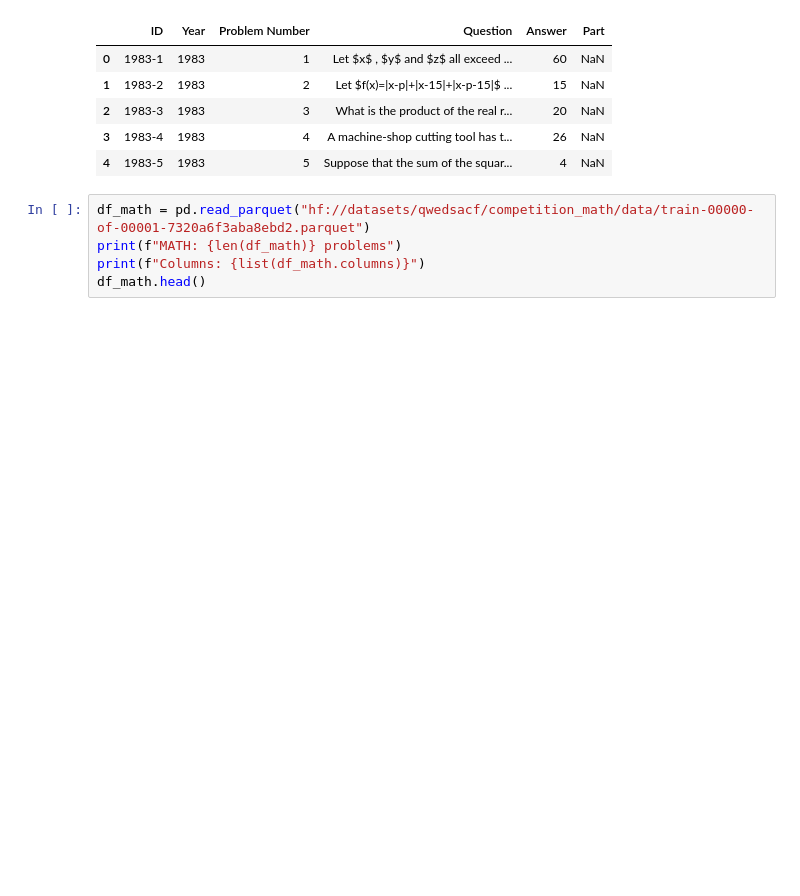
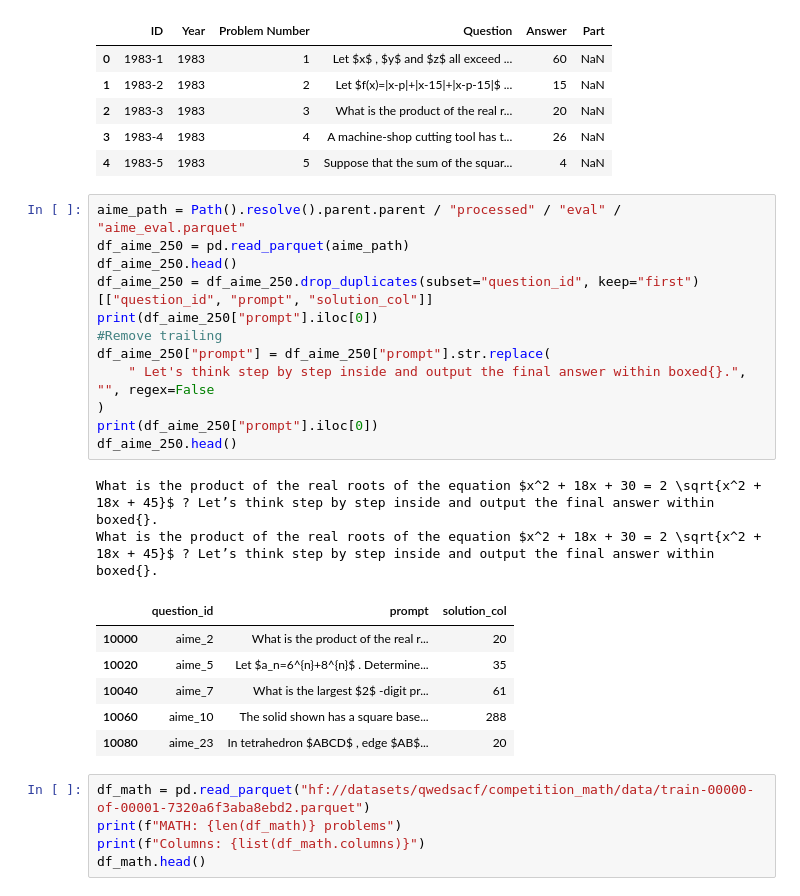
Before and after one commit to SebastianJitaru29/llm-think-too-much, a Jupyter notebook: data/processing/notebooks/data_extraction.ipynb, the cells around one changed output. Saved outputs shown, nothing was run; the diff lists cells and outputs as text; blank space fills up the shorter version.

```diff
--- a/data/processing/notebooks/data_extraction.ipynb
+++ b/data/processing/notebooks/data_extraction.ipynb
@@ -15,6 +16,27 @@ Columns: ['ID', 'Year', 'Problem Number', 'Question', 'Answer', 'Part']
 | 2 | 1983-3 | 1983 | 3 | What is the product of the real r... | 20 | NaN |
 | 3 | 1983-4 | 1983 | 4 | A machine-shop cutting tool has t... | 26 | NaN |
 | 4 | 1983-5 | 1983 | 5 | Suppose that the sum of the squar... | 4 | NaN |
+# %%
+aime_path = Path().resolve().parent.parent / "processed" / "eval" / "aime_eval.parquet"
+df_aime_250 = pd.read_parquet(aime_path)
+df_aime_250.head()
+df_aime_250 = df_aime_250.drop_duplicates(subset="question_id", keep="first")[["question_id", "prompt", "solution_col"]]
+print(df_aime_250["prompt"].iloc[0])
+#Remove trailing
+df_aime_250["prompt"] = df_aime_250["prompt"].str.replace(
+    " Let's think step by step inside and output the final answer within boxed{}.", "", regex=False
+)
+print(df_aime_250["prompt"].iloc[0])
+df_aime_250.head()
+# %% [output]
+What is the product of the real roots of the equation $x^2 + 18x + 30 = 2 \sqrt{x^2 + 18x + 45}$ ? Let’s think step by step inside and output the final answer within boxed{}.
+What is the product of the real roots of the equation $x^2 + 18x + 30 = 2 \sqrt{x^2 + 18x + 45}$ ? Let’s think step by step inside and output the final answer within boxed{}.
+|  | question_id | prompt | solution_col |
+| 10000 | aime_2 | What is the product of the real r... | 20 |
+| 10020 | aime_5 | Let $a_n=6^{n}+8^{n}$ . Determine... | 35 |
+| 10040 | aime_7 | What is the largest $2$ -digit pr... | 61 |
+| 10060 | aime_10 | The solid shown has a square base... | 288 |
+| 10080 | aime_23 | In tetrahedron $ABCD$ , edge $AB$... | 20 |
 # %%
 df_math = pd.read_parquet("hf://datasets/qwedsacf/competition_math/data/train-00000-of-00001-7320a6f3aba8ebd2.parquet")
 print(f"MATH: {len(df_math)} problems")
```
Also changed, not shown: parts of 15 cells of this notebook, 36 other files.
